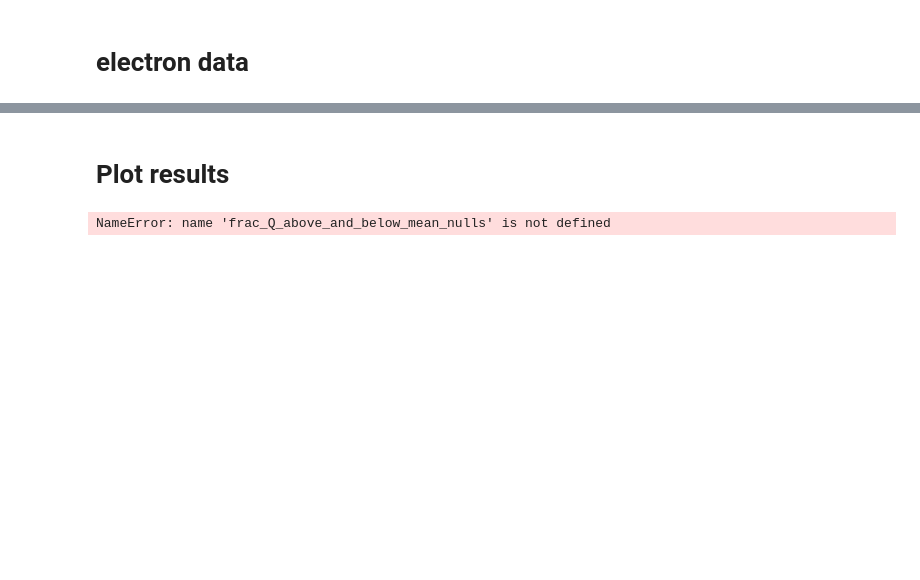
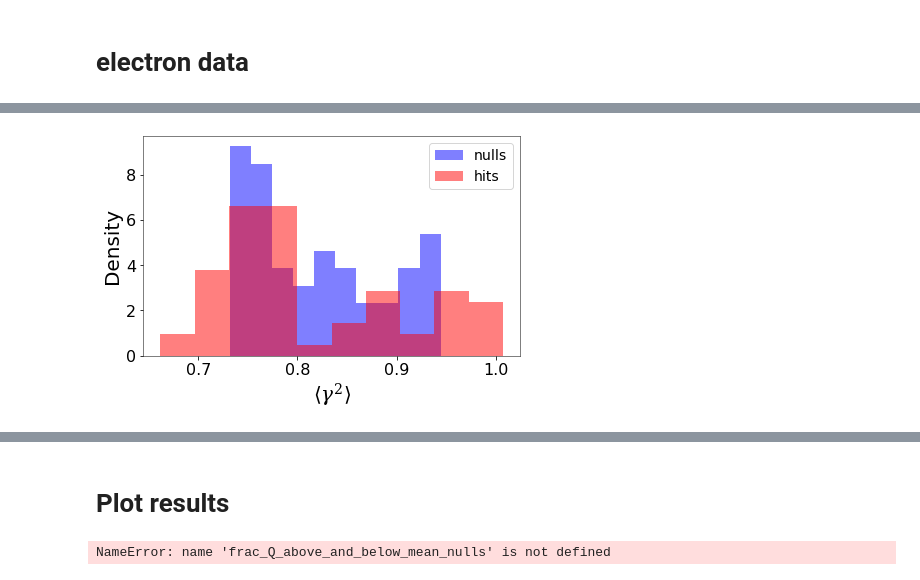
Before and after one commit to ELos385/RadiationReaction2021Analysis, a Jupyter notebook: scripts/Espec/Espec_90th_percntile_vs_gamma_normed_total_charge_20220519.ipynb, the cells around one changed output, grey strips where cells are left out. Saved outputs shown, nothing was run; the diff lists cells and outputs as text; code cells hidden in the pictures; blank space fills up the shorter version.

```diff
--- a/scripts/Espec/Espec_90th_percntile_vs_gamma_normed_total_charge_20220519.ipynb
+++ b/scripts/Espec/Espec_90th_percntile_vs_gamma_normed_total_charge_20220519.ipynb
@@ -466,0 +600,11 @@ for lists in i_null[2:3]:
+# %%
+mean_Q_energy_thresh_nulls=np.mean(np.array(Q_energy_thresh_nulls).reshape(61, -1), axis=1)
+plt.hist(mean_Q_energy_thresh_nulls, color='b', alpha=0.5, bins=10, density=True, label='nulls')
+plt.hist(Q_energy_thresh_hits, color='r', alpha=0.5, bins=10, density=True, label='hits')
+plt.legend()
+plt.xlabel(r"$\langle \gamma^2 \rangle$")
+plt.ylabel("Density")
+plt.tight_layout()
+plt.savefig('/data/analysis/GEMINI/2021/App20110008-1/Results/Espec_and_Gamma/electron_gamma_sqrd_hist.png')
+# %% [output]
+[figure, added]
```
Also changed, not shown: parts of 19 cells of this notebook.
